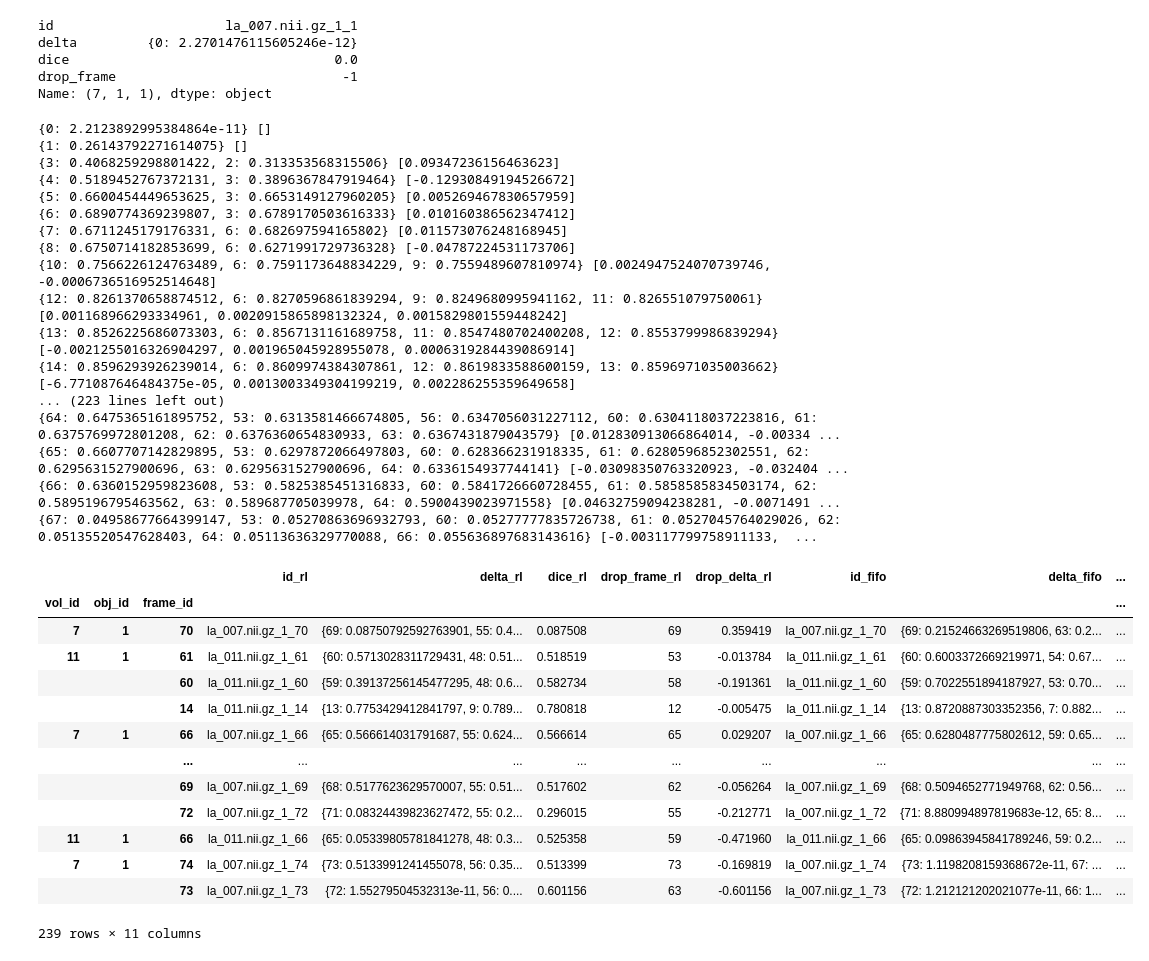
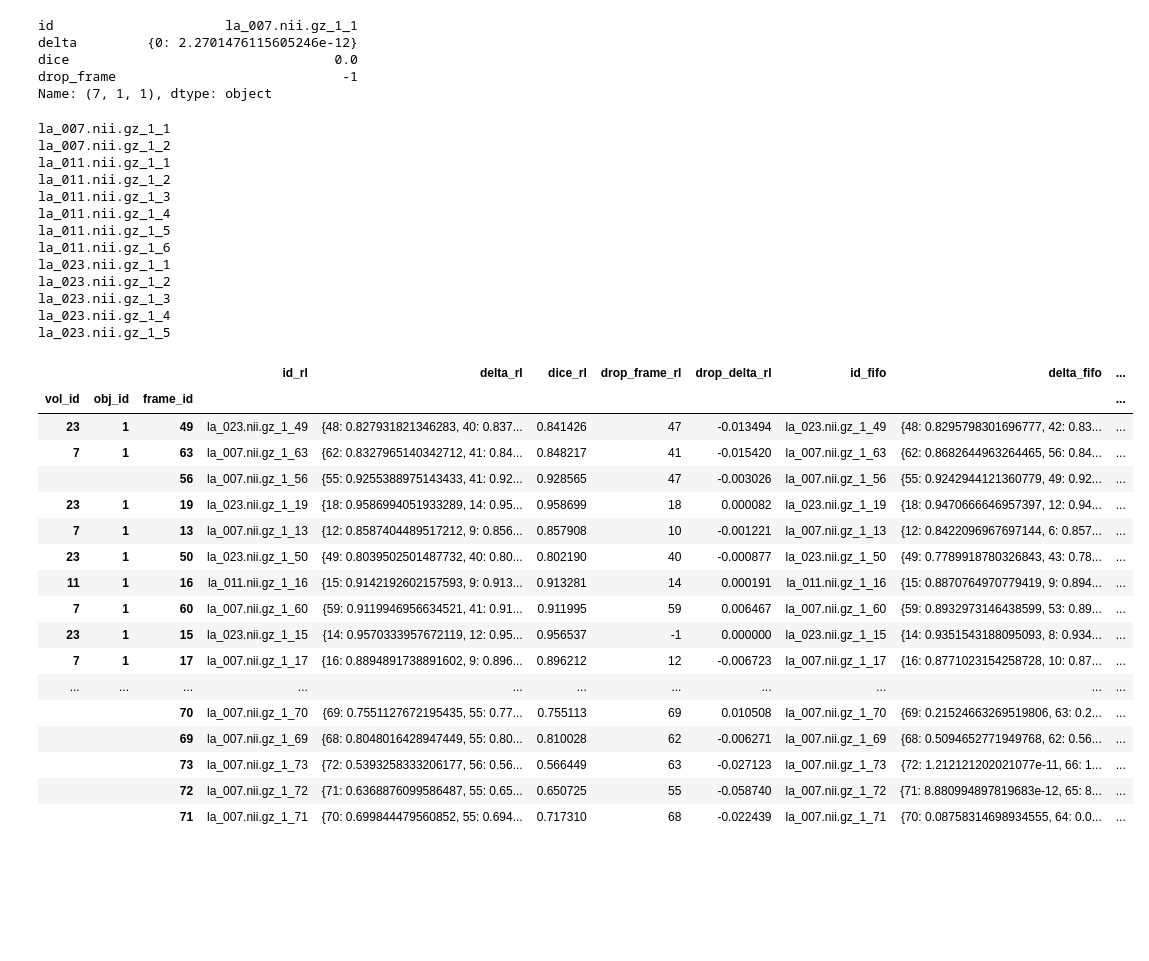
Before and after one commit to UreMine02/DQN-MedSAM2, a Jupyter notebook: ablation.ipynb, the cells around one changed output. Saved outputs shown, nothing was run; the diff lists cells and outputs as text; code cells hidden in the pictures; blank space fills up the shorter version.

```diff
--- a/ablation.ipynb
+++ b/ablation.ipynb
@@ -7,8 +7,7 @@ from glob import glob
 import os
 # %%
 fifo_df = pd.read_csv("output/msd_task02+no_agent+icl+freeze/2026-02-19-20-33-41/msd_Task02_agentFalse_ablation.csv", index_col=0)
-# fifo_df = pd.read_csv("fifo_msd_Task02_agentFalse_ablation.csv", index_col=0)
-rl_df = pd.read_csv("output/msd_task02+grpo+icl/2026-02-22-10-36-54/msd_Task02_agentTrue_ablation.csv", index_col=0)
+rl_df = pd.read_csv("output/msd_task02+grpo+icl/2026-02-26-19-17-03/msd_Task02_agentTrue_ablation.csv", index_col=0)
 # %%
 rl_df["vol_id"] = rl_df["id"].str.split("_").str[1].str.split(".").str[0].astype(np.int64)
 rl_df["obj_id"] = rl_df["id"].str.split("_").str[2].astype(np.int64)
@@ -43,14 +42,14 @@ for d, f in zip(fifo_df['delta'], fifo_df['drop_frame']):
                 continue
             deltas.append(dice - dices[f])
 
-        v = max(deltas)
+        v = min(deltas)
 
     drop_delta.append(v)
 
 fifo_df['drop_delta'] = pd.Series(drop_delta, index=fifo_df.index)
 
 drop_delta = []
-for d, f in zip(rl_df['delta'], rl_df['drop_frame']):
+for frame_id, (d, f) in zip(rl_df['id'], zip(rl_df['delta'], rl_df['drop_frame'])):
     if f == -1:
         v = 0
     else:
@@ -62,49 +61,50 @@ for d, f in zip(rl_df['delta'], rl_df['drop_frame']):
             deltas.append(dice - dices[f]) # How much dropped frame more important than frame i
 
         if deltas:
-            v = max(deltas)
+            v = min(deltas)
         else:
+            print(frame_id)
             v = 0
 
     drop_delta.append(v)
 
 rl_df['drop_delta'] = pd.Series(drop_delta, index=rl_df.index)
 # %% [output]
-{0: 2.2123892995384864e-11} []
-{1: 0.26143792271614075} []
-{3: 0.4068259298801422, 2: 0.313353568315506} [0.09347236156463623]
-{4: 0.5189452767372131, 3: 0.3896367847919464} [-0.12930849194526672]
-{5: 0.6600454449653625, 3: 0.6653149127960205} [0.005269467830657959]
-{6: 0.6890774369239807, 3: 0.6789170503616333} [0.010160386562347412]
-{7: 0.6711245179176331, 6: 0.682697594165802} [0.011573076248168945]
-{8: 0.6750714182853699, 6: 0.6271991729736328} [-0.04787224531173706]
-{10: 0.7566226124763489, 6: 0.7591173648834229, 9: 0.7559489607810974} [0.0024947524070739746, -0.0006736516952514648]
-{12: 0.8261370658874512, 6: 0.8270596861839294, 9: 0.8249680995941162, 11: 0.826551079750061} [0.001168966293334961, 0.0020915865898132324, 0.0015829801559448242]
-{13: 0.8526225686073303, 6: 0.8567131161689758, 11: 0.8547480702400208, 12: 0.8553799986839294} [-0.0021255016326904297, 0.001965045928955078, 0.0006319284439086914]
-{14: 0.8596293926239014, 6: 0.8609974384307861, 12: 0.8619833588600159, 13: 0.8596971035003662} [-6.771087646484375e-05, 0.0013003349304199219, 0.002286255359649658]
-... (223 lines left out)
-{64: 0.6475365161895752, 53: 0.6313581466674805, 56: 0.6347056031227112, 60: 0.6304118037223816, 61: 0.6375769972801208, 62: 0.6376360654830933, 63: 0.6367431879043579} [0.012830913066864014, -0.00334 ...
-{65: 0.6607707142829895, 53: 0.6297872066497803, 60: 0.628366231918335, 61: 0.6280596852302551, 62: 0.6295631527900696, 63: 0.6295631527900696, 64: 0.6336154937744141} [-0.03098350763320923, -0.032404 ...
-{66: 0.6360152959823608, 53: 0.5825385451316833, 60: 0.5841726660728455, 61: 0.5858585834503174, 62: 0.5895196795463562, 63: 0.589687705039978, 64: 0.5900439023971558} [0.04632759094238281, -0.0071491 ...
-{67: 0.04958677664399147, 53: 0.05270863696932793, 60: 0.05277777835726738, 61: 0.0527045764029026, 62: 0.05135520547628403, 64: 0.05113636329770088, 66: 0.055636897683143616} [-0.003117799758911133,  ...
+la_007.nii.gz_1_1
+la_007.nii.gz_1_2
+la_011.nii.gz_1_1
+la_011.nii.gz_1_2
+la_011.nii.gz_1_3
+la_011.nii.gz_1_4
+la_011.nii.gz_1_5
+la_011.nii.gz_1_6
+la_023.nii.gz_1_1
+la_023.nii.gz_1_2
+la_023.nii.gz_1_3
+la_023.nii.gz_1_4
+la_023.nii.gz_1_5
 # %%
 join_df = rl_df.join(fifo_df, on=["vol_id", "obj_id", "frame_id"], lsuffix="_rl", rsuffix="_fifo")
 join_df['dice_diff'] = join_df['dice_rl'] - join_df['dice_fifo']
 join_df = join_df[join_df["drop_frame_fifo"] != -1]
-# join_df = join_df[(join_df['dice_diff'] > join_df['dice_diff'].quantile(0.9))]
+join_df = join_df[(join_df['dice_diff'] > join_df['dice_diff'].quantile(0.9))]
 join_df.sort_values("dice_diff")
 # %% [output]
 |  |  |  | id_rl | delta_rl | dice_rl | drop_frame_rl | drop_delta_rl | id_fifo | delta_fifo | ... |
 | vol_id | obj_id | frame_id |  |  |  |  |  |  |  | ... |
-| 7 | 1 | 70 | la_007.nii.gz_1_70 | {69: 0.08750792592763901, 55: 0.4... | 0.087508 | 69 | 0.359419 | la_007.nii.gz_1_70 | {69: 0.21524663269519806, 63: 0.2... | ... |
-| 11 | 1 | 61 | la_011.nii.gz_1_61 | {60: 0.5713028311729431, 48: 0.51... | 0.518519 | 53 | -0.013784 | la_011.nii.gz_1_61 | {60: 0.6003372669219971, 54: 0.67... | ... |
-|  |  | 60 | la_011.nii.gz_1_60 | {59: 0.39137256145477295, 48: 0.6... | 0.582734 | 58 | -0.191361 | la_011.nii.gz_1_60 | {59: 0.7022551894187927, 53: 0.70... | ... |
-|  |  | 14 | la_011.nii.gz_1_14 | {13: 0.7753429412841797, 9: 0.789... | 0.780818 | 12 | -0.005475 | la_011.nii.gz_1_14 | {13: 0.8720887303352356, 7: 0.882... | ... |
-| 7 | 1 | 66 | la_007.nii.gz_1_66 | {65: 0.566614031791687, 55: 0.624... | 0.566614 | 65 | 0.029207 | la_007.nii.gz_1_66 | {65: 0.6280487775802612, 59: 0.65... | ... |
-|  |  | ... | ... | ... | ... | ... | ... | ... | ... | ... |
-|  |  | 69 | la_007.nii.gz_1_69 | {68: 0.5177623629570007, 55: 0.51... | 0.517602 | 62 | -0.056264 | la_007.nii.gz_1_69 | {68: 0.5094652771949768, 62: 0.56... | ... |
-|  |  | 72 | la_007.nii.gz_1_72 | {71: 0.08324439823627472, 55: 0.2... | 0.296015 | 55 | -0.212771 | la_007.nii.gz_1_72 | {71: 8.880994897819683e-12, 65: 8... | ... |
-| 11 | 1 | 66 | la_011.nii.gz_1_66 | {65: 0.05339805781841278, 48: 0.3... | 0.525358 | 59 | -0.471960 | la_011.nii.gz_1_66 | {65: 0.09863945841789246, 59: 0.2... | ... |
-| 7 | 1 | 74 | la_007.nii.gz_1_74 | {73: 0.5133991241455078, 56: 0.35... | 0.513399 | 73 | -0.169819 | la_007.nii.gz_1_74 | {73: 1.1198208159368672e-11, 67: ... | ... |
-|  |  | 73 | la_007.nii.gz_1_73 | {72: 1.55279504532313e-11, 56: 0.... | 0.601156 | 63 | -0.601156 | la_007.nii.gz_1_73 | {72: 1.212121202021077e-11, 66: 1... | ... |
+| 23 | 1 | 49 | la_023.nii.gz_1_49 | {48: 0.827931821346283, 40: 0.837... | 0.841426 | 47 | -0.013494 | la_023.nii.gz_1_49 | {48: 0.8295798301696777, 42: 0.83... | ... |
+| 7 | 1 | 63 | la_007.nii.gz_1_63 | {62: 0.8327965140342712, 41: 0.84... | 0.848217 | 41 | -0.015420 | la_007.nii.gz_1_63 | {62: 0.8682644963264465, 56: 0.84... | ... |
+|  |  | 56 | la_007.nii.gz_1_56 | {55: 0.9255388975143433, 41: 0.92... | 0.928565 | 47 | -0.003026 | la_007.nii.gz_1_56 | {55: 0.9242944121360779, 49: 0.92... | ... |
+| 23 | 1 | 19 | la_023.nii.gz_1_19 | {18: 0.9586994051933289, 14: 0.95... | 0.958699 | 18 | 0.000082 | la_023.nii.gz_1_19 | {18: 0.9470666646957397, 12: 0.94... | ... |
+| 7 | 1 | 13 | la_007.nii.gz_1_13 | {12: 0.8587404489517212, 9: 0.856... | 0.857908 | 10 | -0.001221 | la_007.nii.gz_1_13 | {12: 0.8422096967697144, 6: 0.857... | ... |
+| 23 | 1 | 50 | la_023.nii.gz_1_50 | {49: 0.8039502501487732, 40: 0.80... | 0.802190 | 40 | -0.000877 | la_023.nii.gz_1_50 | {49: 0.7789918780326843, 43: 0.78... | ... |
+| 11 | 1 | 16 | la_011.nii.gz_1_16 | {15: 0.9142192602157593, 9: 0.913... | 0.913281 | 14 | 0.000191 | la_011.nii.gz_1_16 | {15: 0.8870764970779419, 9: 0.894... | ... |
+| 7 | 1 | 60 | la_007.nii.gz_1_60 | {59: 0.9119946956634521, 41: 0.91... | 0.911995 | 59 | 0.006467 | la_007.nii.gz_1_60 | {59: 0.8932973146438599, 53: 0.89... | ... |
+| 23 | 1 | 15 | la_023.nii.gz_1_15 | {14: 0.9570333957672119, 12: 0.95... | 0.956537 | -1 | 0.000000 | la_023.nii.gz_1_15 | {14: 0.9351543188095093, 8: 0.934... | ... |
+| 7 | 1 | 17 | la_007.nii.gz_1_17 | {16: 0.8894891738891602, 9: 0.896... | 0.896212 | 12 | -0.006723 | la_007.nii.gz_1_17 | {16: 0.8771023154258728, 10: 0.87... | ... |
+| ... | ... | ... | ... | ... | ... | ... | ... | ... | ... | ... |
+|  |  | 70 | la_007.nii.gz_1_70 | {69: 0.7551127672195435, 55: 0.77... | 0.755113 | 69 | 0.010508 | la_007.nii.gz_1_70 | {69: 0.21524663269519806, 63: 0.2... | ... |
+|  |  | 69 | la_007.nii.gz_1_69 | {68: 0.8048016428947449, 55: 0.80... | 0.810028 | 62 | -0.006271 | la_007.nii.gz_1_69 | {68: 0.5094652771949768, 62: 0.56... | ... |
+|  |  | 73 | la_007.nii.gz_1_73 | {72: 0.5393258333206177, 56: 0.56... | 0.566449 | 63 | -0.027123 | la_007.nii.gz_1_73 | {72: 1.212121202021077e-11, 66: 1... | ... |
+|  |  | 72 | la_007.nii.gz_1_72 | {71: 0.6368876099586487, 55: 0.65... | 0.650725 | 55 | -0.058740 | la_007.nii.gz_1_72 | {71: 8.880994897819683e-12, 65: 8... | ... |
+|  |  | 71 | la_007.nii.gz_1_71 | {70: 0.699844479560852, 55: 0.694... | 0.717310 | 68 | -0.022439 | la_007.nii.gz_1_71 | {70: 0.08758314698934555, 64: 0.0... | ... |
-239 rows × 11 columns
```
Also changed, not shown: parts of 3 cells of this notebook, 1 other file.
